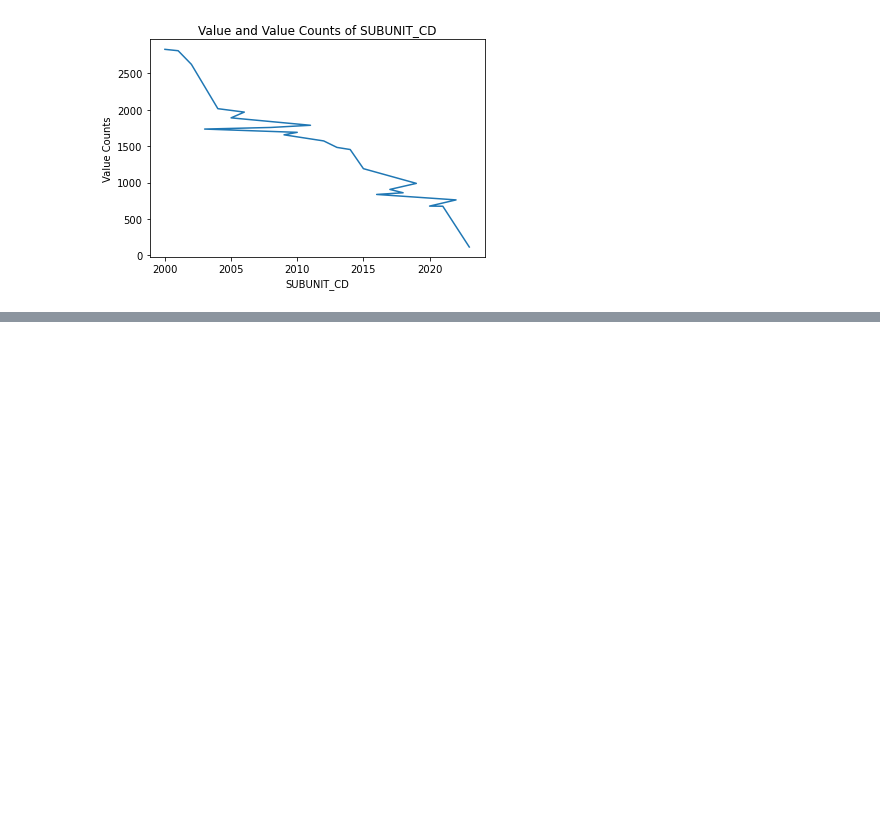
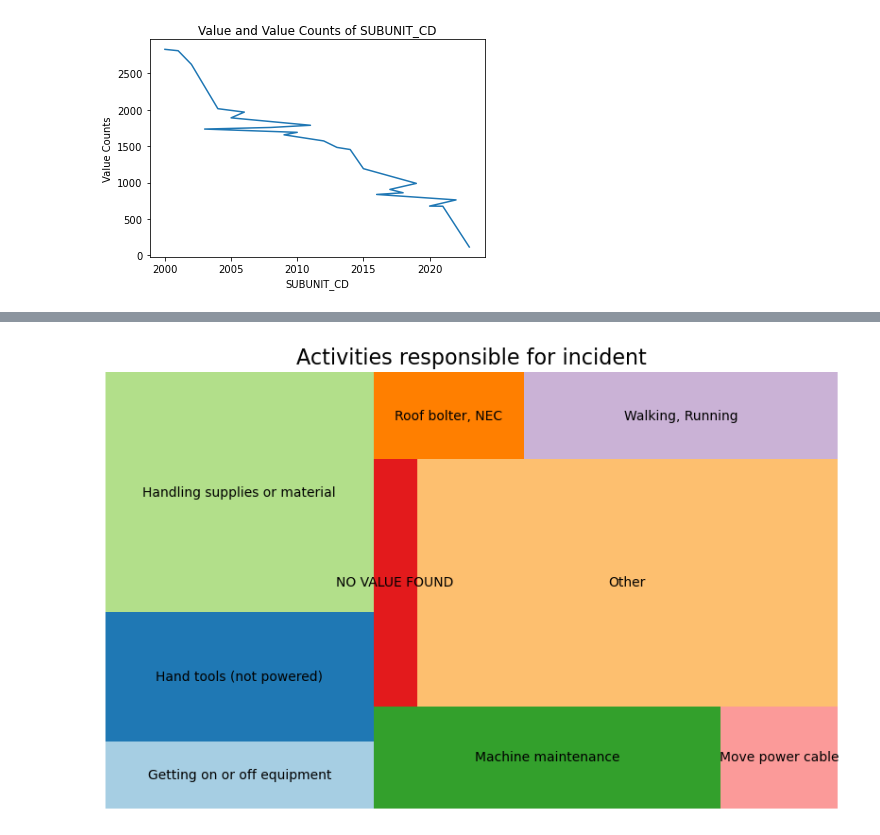
Before and after one commit to SrijanWMXJ/Trilytic, a Jupyter notebook: EDA.ipynb, the cells around one changed output, grey strips where cells are left out. Saved outputs shown, nothing was run; the diff lists cells and outputs as text; code cells hidden in the pictures; blank space fills up the shorter version.

```diff
--- a/EDA.ipynb
+++ b/EDA.ipynb
@@ -425,0 +458,38 @@ plt.show()
+# %%
+import pandas as pd
+import matplotlib.pyplot as plt
+import seaborn as sns
+import squarify
+
+# Assuming you have a pandas DataFrame named "df" containing the data
+# and "ACTIVITY" is the column for which you want to create the treemap.
+
+# Calculate the value counts for each category in the "ACTIVITY" column
+value_counts = df["ACTIVITY"].value_counts()
+
+# Calculate the percentage for each category
+percentages = (value_counts / value_counts.sum()) * 100
+
+# Create a DataFrame with the counts and percentages
+df_treemap = pd.DataFrame({'Count': value_counts, 'Percentage': percentages})
+
+# Create a temporary variable to denote categories with percentages less than 10% as "Other"
+threshold = 3
+df_treemap['Activity_Grouped'] = df_treemap.apply(lambda x: 'Other' if x['Percentage'] < threshold else x.name, axis=1)
+
+# Sum the counts for the grouped categories
+grouped_counts = df_treemap.groupby('Activity_Grouped')['Count'].sum()
+
+# Create a treemap using squarify
+plt.figure(figsize=(10, 6))  # Adjust the figure size as per your preference
+colors = sns.color_palette('Paired', n_colors=len(grouped_counts))
+
+squarify.plot(sizes=grouped_counts.values, label=grouped_counts.index, color=colors)
+
+plt.title('Activities responsible for incident', fontsize=16)
+plt.axis('off')  # Turn off axis labels
+
+
+plt.show()
+# %% [output]
+[figure, added]
```
Also changed, not shown: parts of 12 cells of this notebook.
